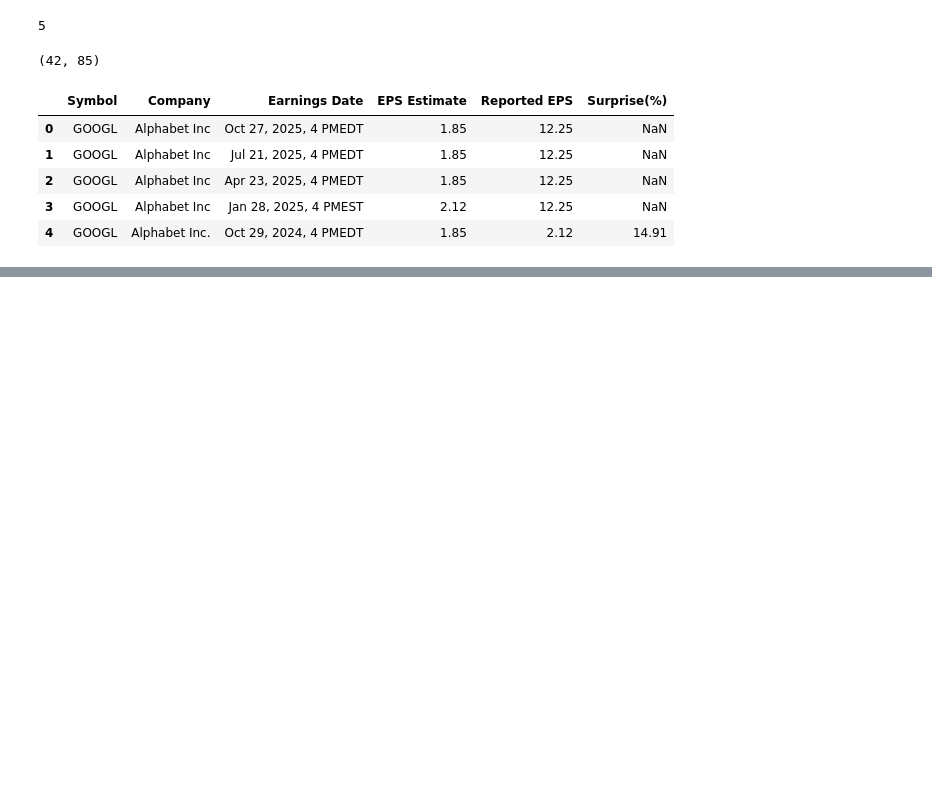
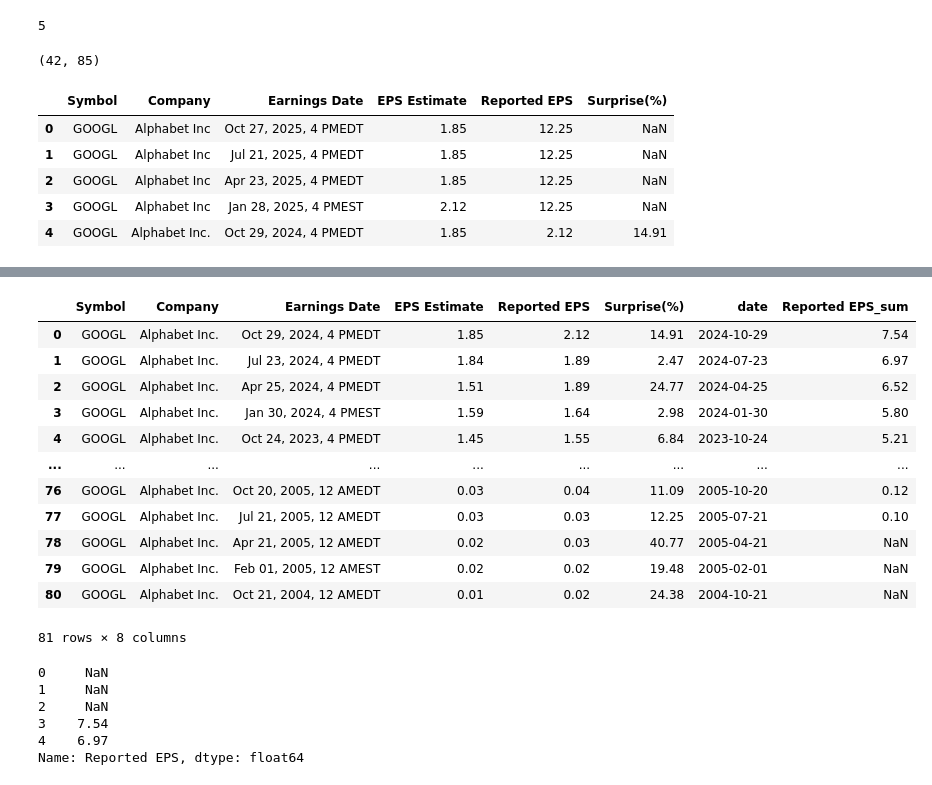
Before and after one commit to yumioh/knou, a Jupyter notebook: Data_Science_Introduction/Finalterm/chapter_7_8.ipynb, the cells around one changed output, grey strips where cells are left out. Saved outputs shown, nothing was run; the diff lists cells and outputs as text; code cells hidden in the pictures; blank space fills up the shorter version.

```diff
--- a/Data_Science_Introduction/Finalterm/chapter_7_8.ipynb
+++ b/Data_Science_Introduction/Finalterm/chapter_7_8.ipynb
@@ -215,0 +222,5 @@ earning_df_filla.head()
+# %%
+#인덱스 새로 매기기
+#drop=true는 기존 인덱스 삭제
+earning_sample = earning_sample.reset_index(drop=True)
+earning_sample
@@ -215,0 +286,11 @@ earning_df_filla.head()
+# %%
+# 시간대 정보를 제거하고 포맷 변경
+earning_sample["date"] = earning_sample["Earnings Date"].apply(
+    lambda x: datetime.strptime(
+        x.replace("EST", "").replace("EDT", "").strip(), '%b %d, %Y, %I %p'
+    ).strftime('%Y-%m-%d'+"T"+'%H:%M')
+)
+# %%
+# axis=1 : 행 / axis=0 열
+# 기본동작은 열 단위로 처리
+earning_sample["date"] = earning_sample.apply(lambda row : row["date"].split("T")[0], axis=1)
@@ -215,0 +306,3 @@ earning_df_filla.head()
+# %%
+#해당하는 포맷을 넣고 datetime으로 변환
+earning_sample["date"] = pd.to_datetime(earning_sample["date"], format="%Y-%m-%d")
@@ -215,0 +508,29 @@ earning_df_filla.head()
+# %%
+#4개의 포인터를 기준으로 이동하면서 계산
+roll = earning_sample["Reported EPS"].rolling(window=4) #4개의 포인트씩 이동하여 계산 (0~3),(1~4)....
+earning_sample["Reported EPS_sum"] = roll.sum().shift(-3) #3칸을 당겨서 표기
+
+earning_sample
+# %% [output]
+|  | Symbol | Company | Earnings Date | EPS Estimate | Reported EPS | Surprise(%) | date | Reported EPS_sum |
+| 0 | GOOGL | Alphabet Inc. | Oct 29, 2024, 4 PMEDT | 1.85 | 2.12 | 14.91 | 2024-10-29 | 7.54 |
+| 1 | GOOGL | Alphabet Inc. | Jul 23, 2024, 4 PMEDT | 1.84 | 1.89 | 2.47 | 2024-07-23 | 6.97 |
+| 2 | GOOGL | Alphabet Inc. | Apr 25, 2024, 4 PMEDT | 1.51 | 1.89 | 24.77 | 2024-04-25 | 6.52 |
+| 3 | GOOGL | Alphabet Inc. | Jan 30, 2024, 4 PMEST | 1.59 | 1.64 | 2.98 | 2024-01-30 | 5.80 |
+| 4 | GOOGL | Alphabet Inc. | Oct 24, 2023, 4 PMEDT | 1.45 | 1.55 | 6.84 | 2023-10-24 | 5.21 |
+| ... | ... | ... | ... | ... | ... | ... | ... | ... |
+| 76 | GOOGL | Alphabet Inc. | Oct 20, 2005, 12 AMEDT | 0.03 | 0.04 | 11.09 | 2005-10-20 | 0.12 |
+| 77 | GOOGL | Alphabet Inc. | Jul 21, 2005, 12 AMEDT | 0.03 | 0.03 | 12.25 | 2005-07-21 | 0.10 |
+| 78 | GOOGL | Alphabet Inc. | Apr 21, 2005, 12 AMEDT | 0.02 | 0.03 | 40.77 | 2005-04-21 | NaN |
+| 79 | GOOGL | Alphabet Inc. | Feb 01, 2005, 12 AMEST | 0.02 | 0.02 | 19.48 | 2005-02-01 | NaN |
+| 80 | GOOGL | Alphabet Inc. | Oct 21, 2004, 12 AMEDT | 0.01 | 0.02 | 24.38 | 2004-10-21 | NaN |
+81 rows × 8 columns
+# %%
+roll.sum().head()
+# %% [output]
+0     NaN
+1     NaN
+2     NaN
+3    7.54
+4    6.97
+Name: Reported EPS, dtype: float64
```
Also changed, not shown: parts of 30 cells of this notebook.
